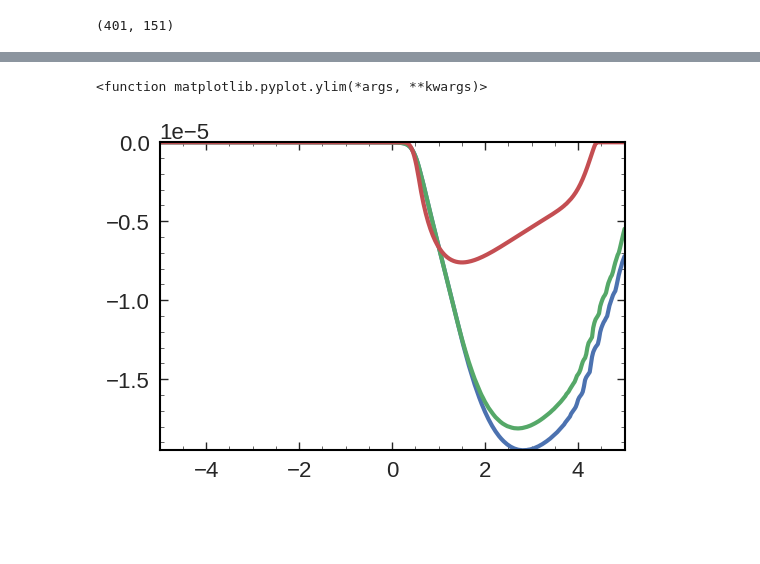
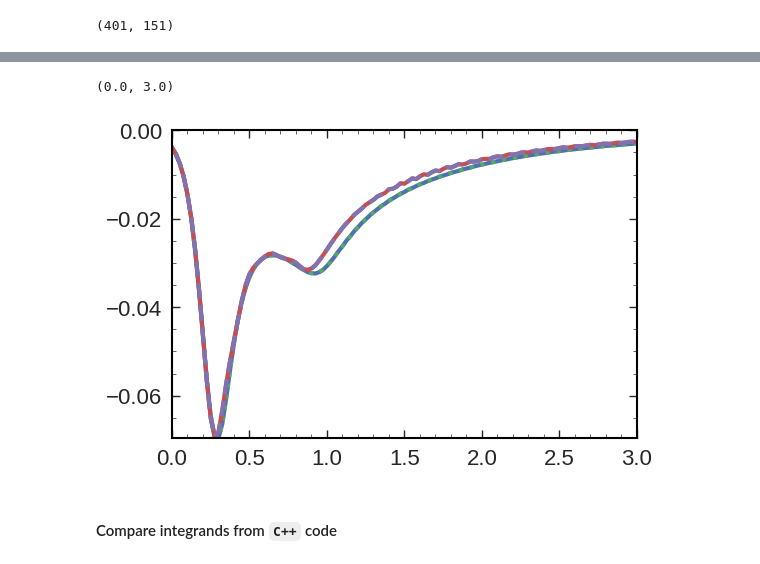
Before and after one commit to k-maslov/TMQGP, a Jupyter notebook: ipy/Quasiparticle/CheckImTM.ipynb, the cells around one changed output, grey strips where cells are left out. Drawn from its saved outputs; the diff is of its cells as text; code cells hidden in the pictures; blank space fills up the shorter version.

Commit message:
Add two-channel iterations with Efirst

```diff
--- a/ipy/Quasiparticle/CheckImTM.ipynb
+++ b/ipy/Quasiparticle/CheckImTM.ipynb
@@ -125,6 +129,9 @@ plt.savefig('ImT_E.pdf', bbox_inches='tight')
+# %%
+iImTM_an = tm.Interpolator2D(qrange, erange, ascontiguousarray(imag(ch.TM)))
+iReTM_an = tm.Interpolator2D(qrange, erange, ascontiguousarray(real(ch.TM)))
 # %%
-iImTM_an = tm.Interpolator2D(qrange, erange, ascontiguousarray(imag(TM_an)))
-iReTM_an = tm.Interpolator2D(qrange, erange, ascontiguousarray(real(TM_an)))
+# iImTM_an = tm.Interpolator2D(qrange, erange, ascontiguousarray(imag(TM_an)))
+# iReTM_an = tm.Interpolator2D(qrange, erange, ascontiguousarray(real(TM_an)))
 # %%
 def Sigma_x_integrand(om, q, p, x):
     s = (pt.om0(q) + pt.om0(p))**2 - (p**2 + q**2 + 2*p*q*x)
@@ -223,3 +205,5 @@ plt.ylim(1e-6, 1)
 ims2 = array([tm.Efirst_k_integral(e, 0, T, iImTM_an, pt.R, iEps, iEps, 0, 0) for e in erange])
 # %%
 ims3 = array([tm.sigma_ff_onshell(e, 0, T, iImTM_an, pt.R, iEps, iEps, 0) for e in erange])
+# %%
+ims4 = array([tm.sigma_ff_onshell(e, 0, T, iImTM_an, pt.R, iEps, iEps, 0) for e in erange])
@@ -226,10 +215,17 @@ ims3 = array([tm.sigma_ff_onshell(e, 0, T, iImTM_an, pt.R, iEps, iEps, 0) for e
+# %%
+ims_kfirst = array([tm.Efirst_kfirst_x(e, 0, T, iImTM_an, pt.R, iEps, iEps, 0, 0) for e in erange])
 # %%
 # plt.plot(erange, ims)
 plt.plot(erange, ims2)
-plt.plot(erange, ims3)
-plt.plot(erange, ims)
+plt.plot(erange, ims_kfirst, ls=':')
 
-plt.ylim
+plt.plot(erange, ims3, ls='-')
+plt.plot(erange, ims4, ls='--')
+# plt.plot(erange, ims, ls=':')
+
+plt.xlim(0, 3)
 # %% [output]
-<function matplotlib.pyplot.ylim(*args, **kwargs)>
+(0.0, 3.0)
-[figure, old version]
+[figure, new version]
+# %% [markdown]
+#### Compare integrands from `C++` code
```
Also changed, not shown: parts of 32 cells of this notebook, 22 other files.
